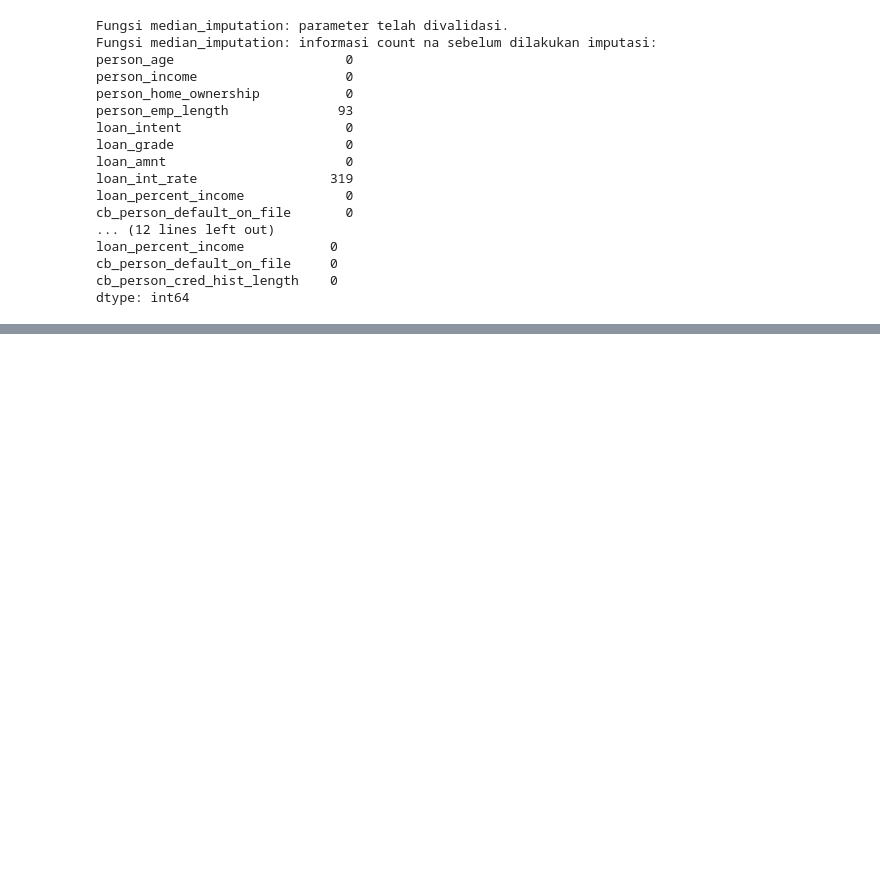
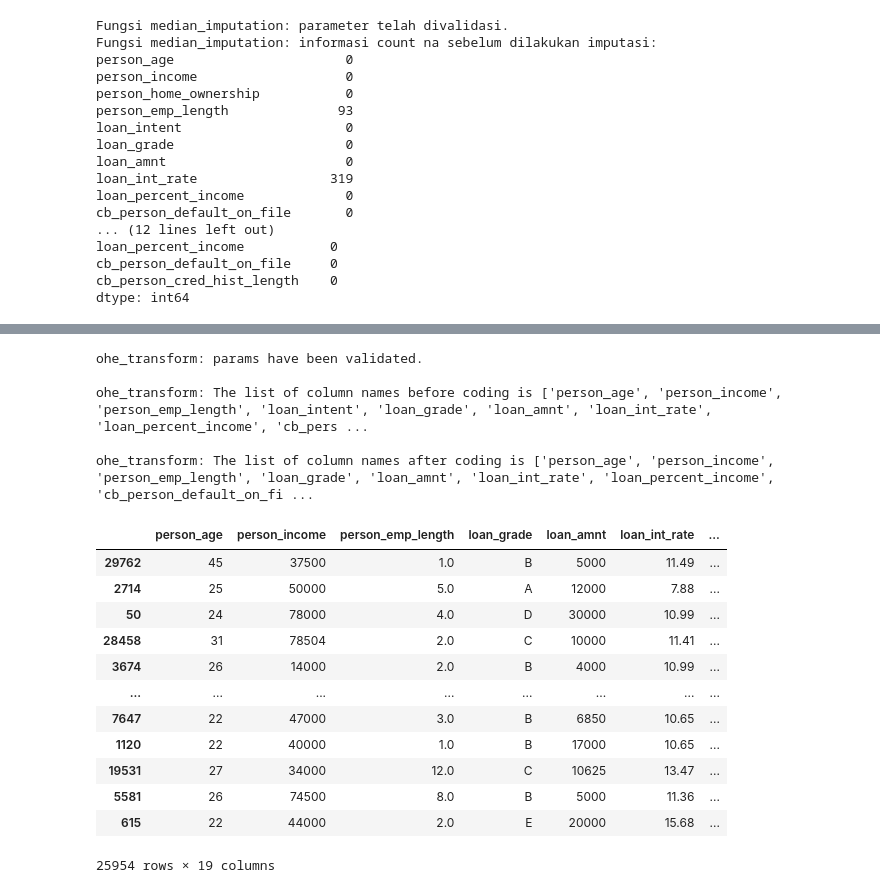
Before and after one commit to Code2Drift/Aditya_MLPROCESS, a Jupyter notebook: data_preprocessing.ipynb, the cells around one changed output, grey strips where cells are left out. Cells and saved outputs as stored; diff of their text form; code cells hidden in the pictures; blank space fills up the shorter version.

```diff
--- a/data_preprocessing.ipynb
+++ b/data_preprocessing.ipynb
@@ -140,0 +166,2 @@ dtype: int64
+# %%
+ohe_loan_intent = utils.create_onehot_encoder(loan_intent, path_loan_intent)
@@ -140,0 +200,22 @@ dtype: int64
+# %%
+X_train = utils.ohe_transform(X_train, "loan_intent", "loan_intent", ohe_loan_intent)
+X_train
+# %% [output]
+ohe_transform: params have been validated.
+
+ohe_transform: The list of column names before coding is ['person_age', 'person_income', 'person_emp_length', 'loan_intent', 'loan_grade', 'loan_amnt', 'loan_int_rate', 'loan_percent_income', 'cb_pers ...
+
+ohe_transform: The list of column names after coding is ['person_age', 'person_income', 'person_emp_length', 'loan_grade', 'loan_amnt', 'loan_int_rate', 'loan_percent_income', 'cb_person_default_on_fi ...
+|  | person_age | person_income | person_emp_length | loan_grade | loan_amnt | loan_int_rate | ... |
+| 29762 | 45 | 37500 | 1.0 | B | 5000 | 11.49 | ... |
+| 2714 | 25 | 50000 | 5.0 | A | 12000 | 7.88 | ... |
+| 50 | 24 | 78000 | 4.0 | D | 30000 | 10.99 | ... |
+| 28458 | 31 | 78504 | 2.0 | C | 10000 | 11.41 | ... |
+| 3674 | 26 | 14000 | 2.0 | B | 4000 | 10.99 | ... |
+| ... | ... | ... | ... | ... | ... | ... | ... |
+| 7647 | 22 | 47000 | 3.0 | B | 6850 | 10.65 | ... |
+| 1120 | 22 | 40000 | 1.0 | B | 17000 | 10.65 | ... |
+| 19531 | 27 | 34000 | 12.0 | C | 10625 | 13.47 | ... |
+| 5581 | 26 | 74500 | 8.0 | B | 5000 | 11.36 | ... |
+| 615 | 22 | 44000 | 2.0 | E | 20000 | 15.68 | ... |
+25954 rows × 19 columns
```
Also changed, not shown: parts of 16 cells of this notebook, 6 other files.
